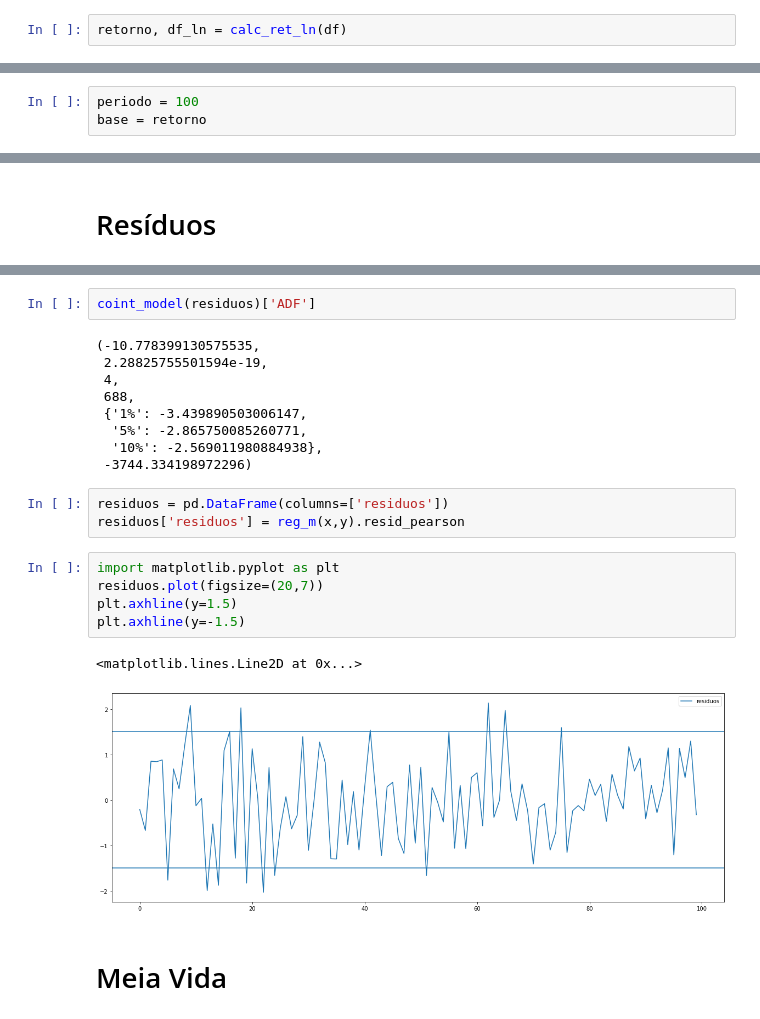
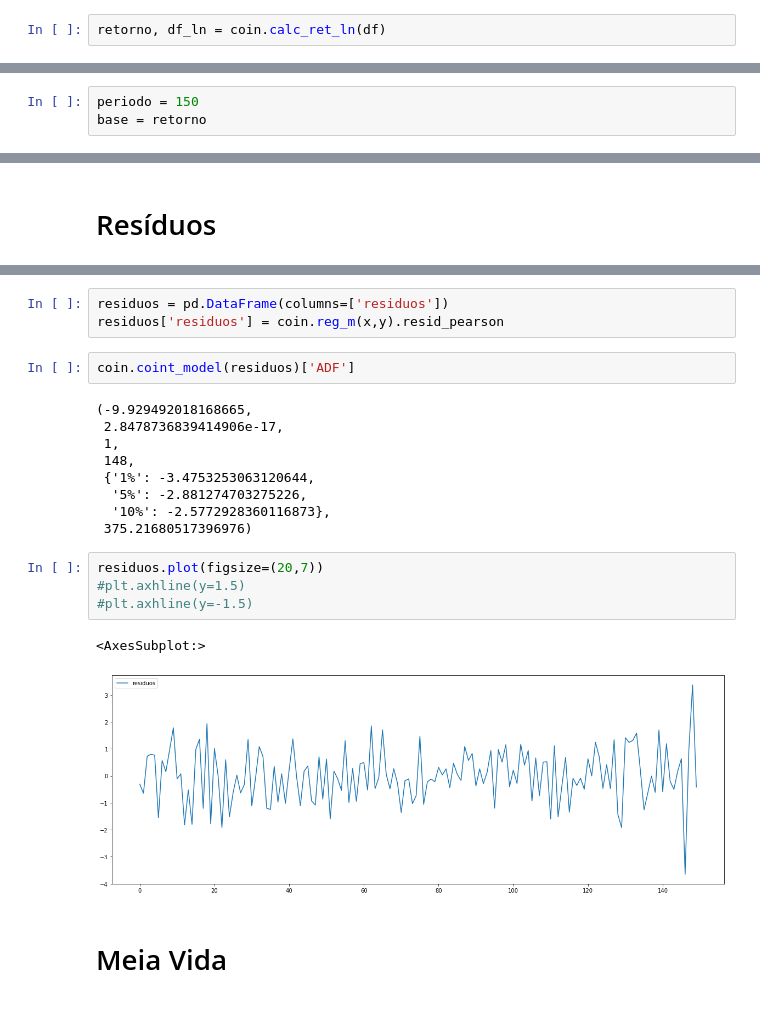
Before and after one commit to MaikeRM/itau_quantamental, a Jupyter notebook: start.ipynb, the cells around one changed output, grey strips where cells are left out. Cells and saved outputs as stored; diff of their text form.

```diff
--- a/start.ipynb
+++ b/start.ipynb
@@ -22,2 +9,2 @@ def calc_ret_ln(df):
 # %%
-retorno, df_ln = calc_ret_ln(df)
+retorno, df_ln = coin.calc_ret_ln(df)
@@ -42,5 +11,5 @@ df.head()
 # %%
-periodo = 100
+periodo = 150
 base = retorno
 # %% [markdown]
 # Regressão
@@ -103,24 +53,23 @@ def coint_model(residuos):
+# %%
+residuos = pd.DataFrame(columns=['residuos'])
+residuos['residuos'] = coin.reg_m(x,y).resid_pearson
 # %%
-coint_model(residuos)['ADF']
+coin.coint_model(residuos)['ADF']
 # %% [output]
-(-10.778399130575535,
- 2.28825755501594e-19,
- 4,
- 688,
- {'1%': -3.439890503006147,
-  '5%': -2.865750085260771,
-  '10%': -2.569011980884938},
- -3744.334198972296)
+(-9.929492018168665,
+ 2.8478736839414906e-17,
+ 1,
+ 148,
+ {'1%': -3.4753253063120644,
+  '5%': -2.881274703275226,
+  '10%': -2.5772928360116873},
+ 375.21680517396976)
-# %%
-residuos = pd.DataFrame(columns=['residuos'])
-residuos['residuos'] = reg_m(x,y).resid_pearson
 # %%
-import matplotlib.pyplot as plt
 residuos.plot(figsize=(20,7))
-plt.axhline(y=1.5)
-plt.axhline(y=-1.5)
+#plt.axhline(y=1.5)
+#plt.axhline(y=-1.5)
 # %% [output]
-<matplotlib.lines.Line2D at 0x...>
+<AxesSubplot:>
-[figure, old version]
+[figure, new version]
 # %% [markdown]
 # Meia Vida
```
Also changed, not shown: parts of 15 cells of this notebook, 1 other file.
